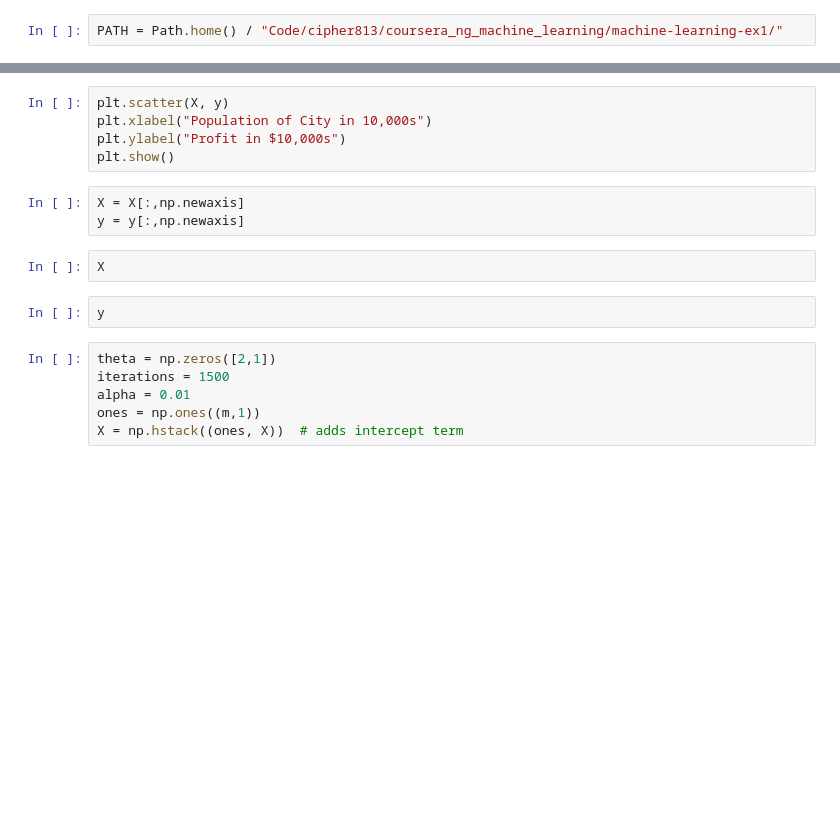
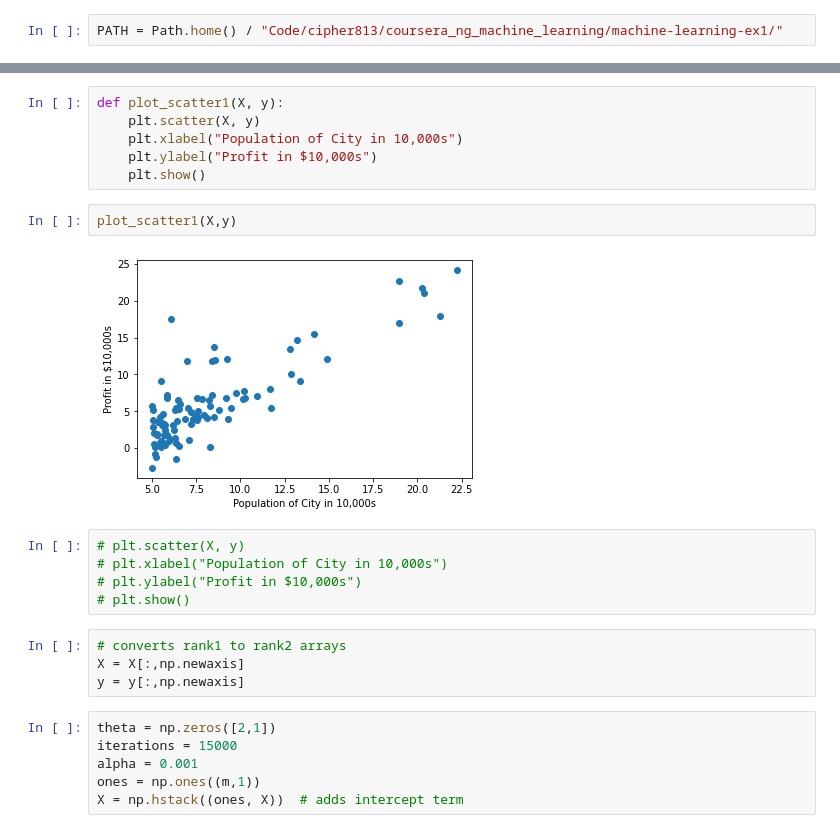
Before and after one commit to cipher813/coursera_ng_machine_learning, a Jupyter notebook: 2_LinearRegression_200429.ipynb, the cells around one changed output, grey strips where cells are left out. Cells and saved outputs as stored; diff of their text form; blank space fills up the shorter version.

```diff
--- a/2_LinearRegression_200429.ipynb
+++ b/2_LinearRegression_200429.ipynb
@@ -18,18 +31,25 @@ data.head()
+# %%
+def plot_scatter1(X, y):
+    plt.scatter(X, y)
+    plt.xlabel("Population of City in 10,000s")
+    plt.ylabel("Profit in $10,000s")
+    plt.show()
+# %%
+plot_scatter1(X,y)
+# %% [output]
+[figure, added]
 # %%
-plt.scatter(X, y)
-plt.xlabel("Population of City in 10,000s")
-plt.ylabel("Profit in $10,000s")
-plt.show()
+# plt.scatter(X, y)
+# plt.xlabel("Population of City in 10,000s")
+# plt.ylabel("Profit in $10,000s")
+# plt.show()
 # %%
+# converts rank1 to rank2 arrays
 X = X[:,np.newaxis]
 y = y[:,np.newaxis]
-# %%
-X
-# %%
-y
 # %%
 theta = np.zeros([2,1])
-iterations = 1500
-alpha = 0.01
+iterations = 15000
+alpha = 0.001
 ones = np.ones((m,1))
 X = np.hstack((ones, X))  # adds intercept term
```
Also changed, not shown: parts of 17 cells of this notebook, 1 other file.
